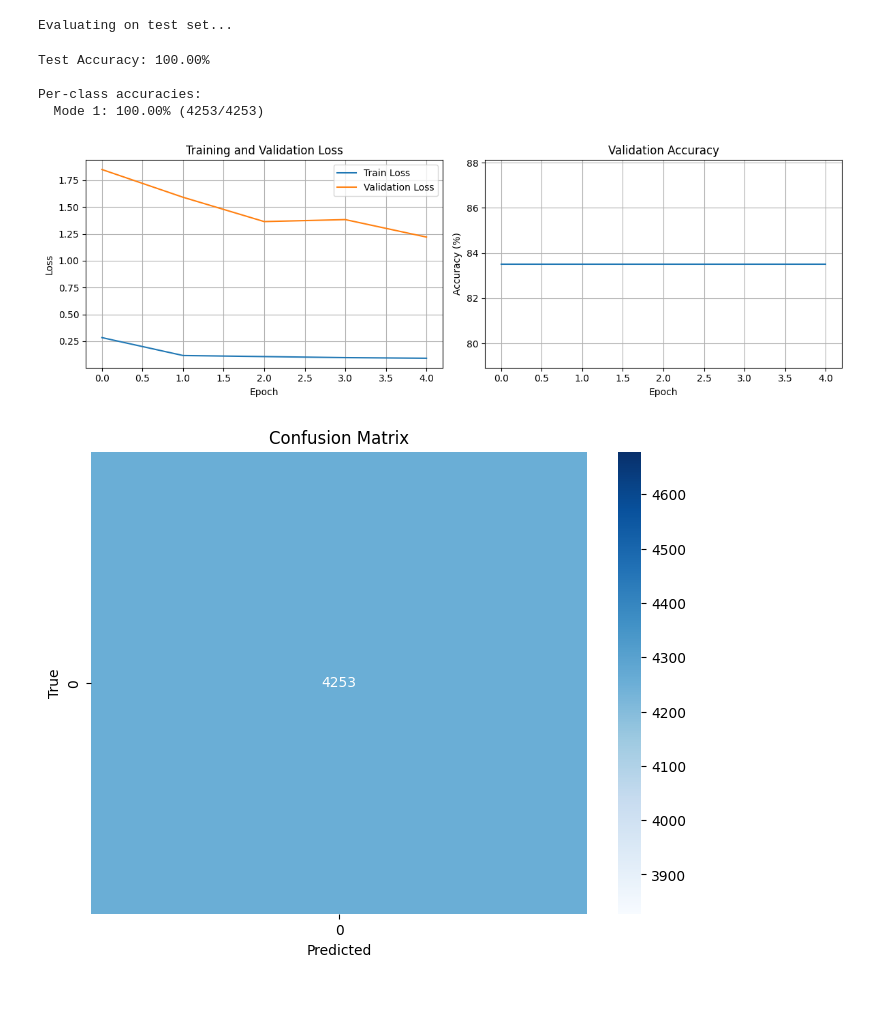
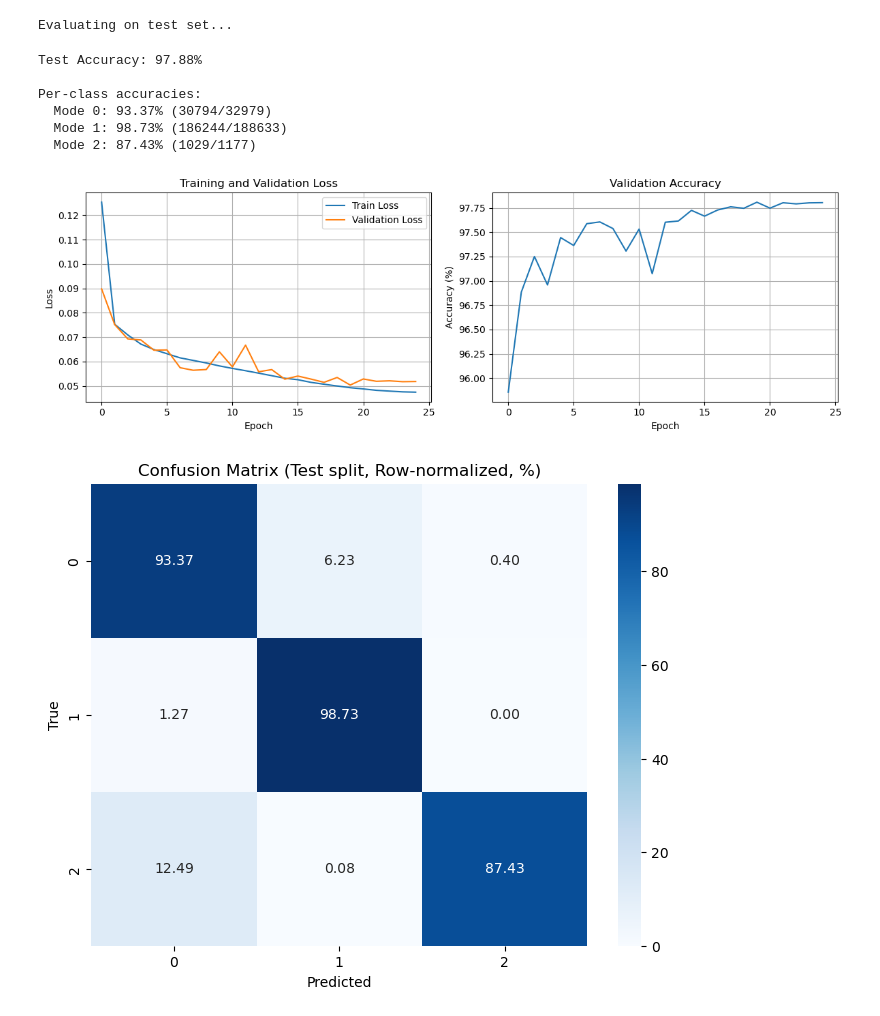
Before and after one commit to andreasHovaldt/nnlibrary, a Jupyter notebook: simple-network.ipynb, the cells around one changed output. Cells and saved outputs as stored; diff of their text form; code cells hidden in the pictures.

```diff
--- a/simple-network.ipynb
+++ b/simple-network.ipynb
@@ -36,6 +37,8 @@ Using device: cpu
 # %%
 # Load data
-data_path = Path().cwd() / "data" / "220days_2025-02-10_2025-09-18" / "dataset"
+data_path = Path().cwd().resolve() / "data" / "730days_2023-09-22_2025-09-21" / "dataset"
+training_save_path = data_path / "training"
+training_save_path.mkdir(exist_ok=True)
 
 train_dataloader = DataLoader(
     MpcDatasetHDF5(
@@ -47,7 +50,7 @@ train_dataloader = DataLoader(
 )
 
 val_dataloader = DataLoader(MpcDatasetHDF5(hdf5_file=data_path / "val.h5", cache_in_memory=True, verbose=True), batch_size=512, shuffle=False)
-test_dataloader = DataLoader(MpcDatasetHDF5(hdf5_file=data_path / "test.h5", verbose=True), batch_size=512, shuffle=False)
+test_dataloader = DataLoader(MpcDatasetHDF5(hdf5_file=data_path / "test.h5", cache_in_memory=True, verbose=True), batch_size=512, shuffle=False)
 # %% [output]
 HDF5 Dataset Info for train.h5:
   Input chunks: (100, 48, 16) (chunk = 0.29 MB)
@@ -73,11 +76,23 @@ model = HVACModeMLP(window_size=dataset_metadata["window"], feature_dim=dataset_
 model.to(device=DEVICE)
 
 
+# Setup training components
+num_epochs = 25
+lr = 1e-3
+loss_fn = nn.CrossEntropyLoss()
+optimizer = optim.AdamW(model.parameters(), lr=lr)
+scheduler = torch.optim.lr_scheduler.OneCycleLR(
+    # https://docs.pytorch.org/docs/stable/generated/torch.optim.lr_scheduler.OneCycleLR.html
+    optimizer,
+    epochs=num_epochs,
+    steps_per_epoch=len(train_dataloader),
+    pct_start=0.1, # % of time used for warmup
+    max_lr=lr,
+    anneal_strategy="cos",
+    div_factor=1e1, # 10.0,
+    final_div_factor=1e3, # 1000.0,
+)
 
-# Setup training components
-loss_fn = nn.CrossEntropyLoss()
-optimizer = optim.AdamW(model.parameters(), lr=1e-3)
-num_epochs = 5
 
 # Track metrics
 train_losses = []
@@ -113,6 +128,7 @@ for epoch in range(num_epochs):
         # Backward pass
         loss.backward()
         optimizer.step()
+        scheduler.step()
 
         train_loss += loss.item()
         train_batches += 1
@@ -158,7 +174,8 @@ for epoch in range(num_epochs):
     print(f"Epoch [{epoch+1}/{num_epochs}] - "
           f"Train Loss: {avg_train_loss:.4f}, "
           f"Val Loss: {avg_val_loss:.4f}, "
-          f"Val Accuracy: {val_accuracy:.2f}%")
+          f"Val Accuracy: {val_accuracy:.2f}%, "
+          f"Current LR: {scheduler.get_last_lr():.4f}, ")
 
     # Save best model
     if val_accuracy > best_val_accuracy:
@@ -170,7 +187,7 @@ for epoch in range(num_epochs):
             'val_accuracy': val_accuracy,
             'train_loss': avg_train_loss,
             'val_loss': avg_val_loss,
-        }, data_path.resolve() / 'best_hvac_model.pt')
+        }, training_save_path / 'best_hvac_mode_model.pt')
         print(f"  → Saved new best model (accuracy: {val_accuracy:.2f}%)")
 
 print(f"\nTraining complete! Best validation accuracy: {best_val_accuracy:.2f}%")
@@ -193,7 +221,7 @@ model = HVACModeMLP(window_size=dataset_metadata["window"], feature_dim=dataset_
 model.to(device=DEVICE)
 
 # Load best model
-checkpoint = torch.load(data_path.resolve() / 'best_hvac_model.pt')
+checkpoint = torch.load(training_save_path / 'best_hvac_mode_model.pt')
 model.load_state_dict(checkpoint['model_state_dict'])
 
 model.eval()
@@ -242,10 +270,12 @@ for i in range(dataset_metadata["num_classes"]):
         print(f"  Mode {i}: {acc:.2f}% ({class_correct[i]}/{class_total[i]})")
 # %% [output]
 Evaluating on test set...
-Test Accuracy: 100.00%
+Test Accuracy: 97.88%
 
 Per-class accuracies:
-  Mode 1: 100.00% (4253/4253)
+  Mode 0: 93.37% (30794/32979)
+  Mode 1: 98.73% (186244/188633)
+  Mode 2: 87.43% (1029/1177)
 # %%
 # Optional: Plot training curves
 import matplotlib.pyplot as plt
@@ -269,19 +299,24 @@ plt.title('Validation Accuracy')
 plt.grid(True)
 
 plt.tight_layout()
-plt.savefig(data_path.resolve() / 'training_curves.png')
+plt.savefig(training_save_path / 'training_curves.png')
 plt.show()
 # %% [output]
-[figure, old version]
+[figure, new version]
 # %%
 # Compute confusion matrix
 cm = confusion_matrix(all_targets, all_preds)
+
+# Normalize by true class (row-wise)
+cm_normalized = cm.astype('float') / cm.sum(axis=1)[:, np.newaxis] * 100
+
 plt.figure(figsize=(8, 6))
-sns.heatmap(cm, annot=True, fmt='d', cmap='Blues')
+sns.heatmap(cm_normalized, annot=True, fmt='.2f', cmap='Blues')
 plt.xlabel('Predicted')
 plt.ylabel('True')
-plt.title('Confusion Matrix')
+plt.title('Confusion Matrix (Test split, Row-normalized, %)')
+plt.savefig(training_save_path / 'test_confusion_matrix.png')
 plt.show()
 # %% [output]
-[figure, old version]
+[figure, new version]
 # %%
```
Also changed, not shown: parts of 4 cells of this notebook.
